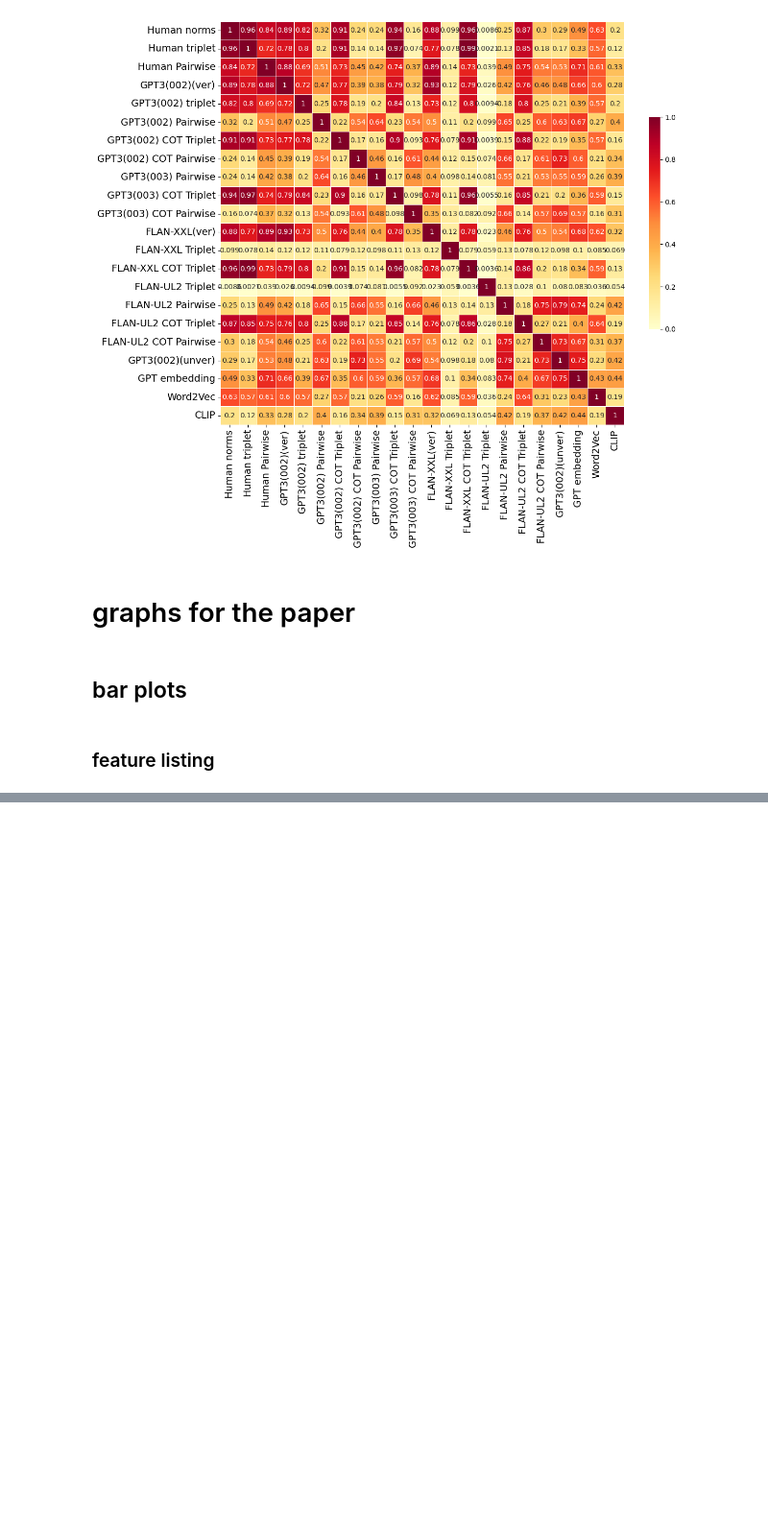
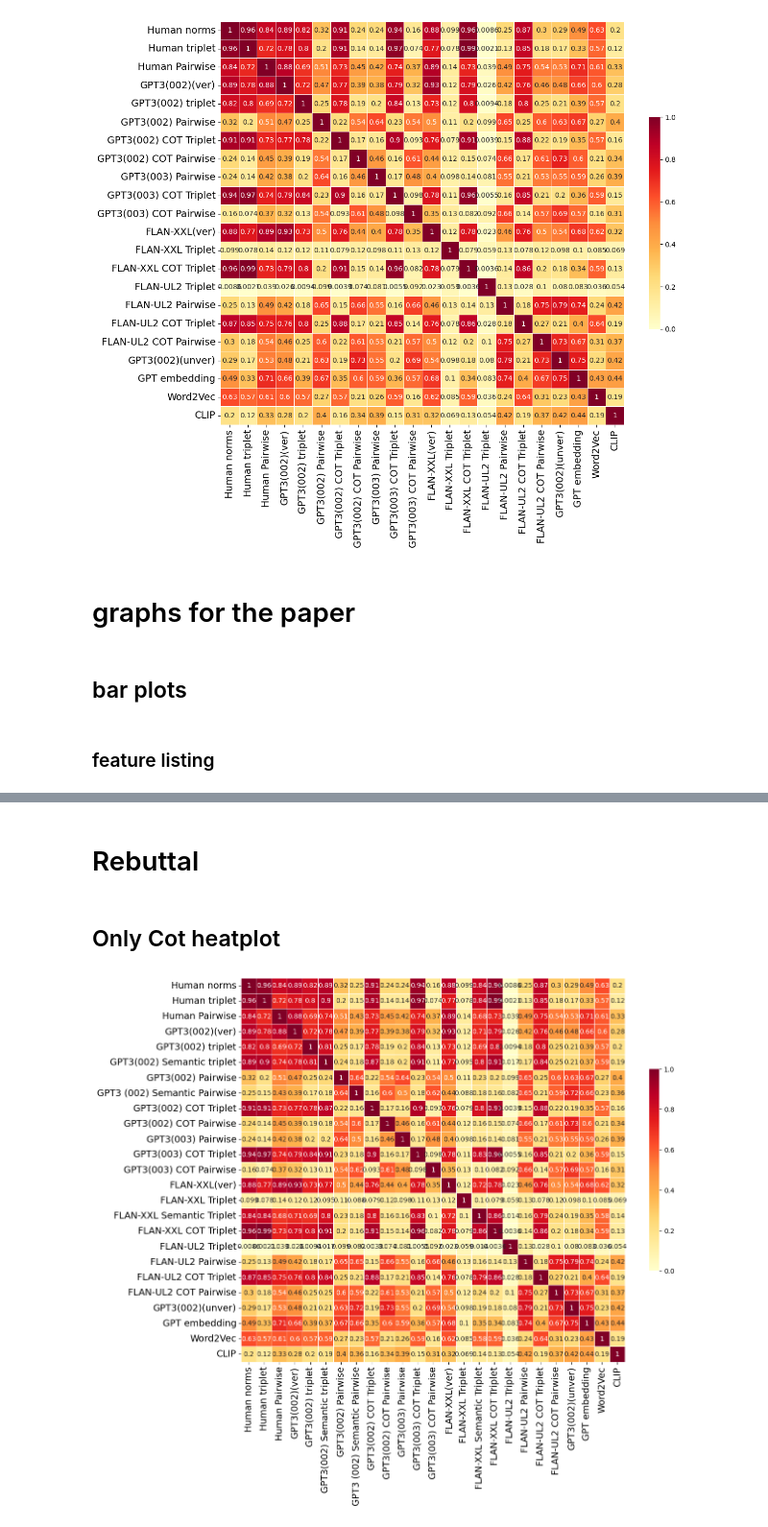
Before and after one commit to siddsuresh97/conceptual_representations_gpt, a Jupyter notebook: emnlp/scripts/heat_map.ipynb, the cells around one changed output, grey strips where cells are left out. Shown at 96% size. Saved outputs shown, nothing was run; the diff lists cells and outputs as text; code cells hidden in the pictures; blank space fills up the shorter version.

```diff
--- a/emnlp/scripts/heat_map.ipynb
+++ b/emnlp/scripts/heat_map.ipynb
@@ -341,0 +741,76 @@ df
+# %% [markdown]
+# Rebuttal
+# %% [markdown]
+## Only Cot heatplot
+# %%
+!#  Ganked from https://seaborn.pydata.org/examples/many_pairwise_correlations.html
+# Assumes you have run `pip install numpy pandas matplotlib scikit-learn seaborn`
+
+# Standard imports
+import numpy as np
+import pandas as pd
+from matplotlib import pyplot as plt
+
+# For this example we'll use Seaborn, which has some nice built in plots
+import seaborn as sns
+
+corr = pd.read_csv('../results/dsm_the_whole_correlation_table_rebuttal.csv', index_col=1, header=0)
+corr = corr.iloc[:, 1:]
+# replace all the float values with the square of the float values
+corr = corr.applymap(lambda x: x**2)
+corr
+
+#rename rows and columns using the follwing list
+names = ['Human norms', 'Word2Vec', 'CLIP', 'GPT3(002)(unver)', 'GPT3(002)(ver)', 'Human triplet', 'GPT3(002) triplet', 'GPT embedding', 'Human Pairwise', 'GPT3(003) Pairwise',
+         'FLAN-XXL Triplet',  'FLAN-XXL COT Triplet', 'FLAN-UL2 Triplet',  'FLAN-UL2 COT Triplet', 'GPT3(003) COT Triplet', 'GPT3(002) COT Triplet', 'FLAN-UL2 Pairwise',  'FLAN-UL2 COT Pairwise', 'GPT3(003) COT Pairwise', 'GPT3(002) COT Pairwise', 'GPT3(002) Pairwise', 'FLAN-XXL(ver)', 'GPT3 (002) Semantic Pairwise', 'FLAN-XXL Semantic Triplet', 'GPT3(002) Semantic triplet']
+
+
+corr.index = names
+corr.columns = names
+
+#rearange the rows and columns to match the following order
+names = ['Human norms', 'Human triplet', 'Human Pairwise', 'GPT3(002)(ver)', 'GPT3(002) triplet', 'GPT3(002) Semantic triplet', 'GPT3(002) Pairwise', 'GPT3 (002) Semantic Pairwise', 'GPT3(002) COT Triplet', 'GPT3(002) COT Pairwise', 'GPT3(003) Pairwise', 'GPT3(003) COT Triplet', 'GPT3(003) COT Pairwise','FLAN-XXL(ver)', 'FLAN-XXL Triplet',   'FLAN-XXL Semantic Triplet', 'FLAN-XXL COT Triplet', 'FLAN-UL2 Triplet', 'FLAN-UL2 Pairwise', 'FLAN-UL2 COT Triplet', 'FLAN-UL2 COT Pairwise','GPT3(002)(unver)', 'GPT embedding', 'Word2Vec', 'CLIP']
+corr = corr.reindex(names)
+corr = corr.reindex(names, axis=1)
+
+
+
+# # Generate a mask for the upper triangle; True = do NOT show
+# mask = np.zeros_like(corr, dtype=np.bool)
+# mask[np.triu_indices_from(mask)] = True
+
+# Set up the matplotlib figure
+f, ax = plt.subplots(figsize=(13, 11))
+
+# Generate a custom diverging colormap
+# cmap = sns.diverging_palette(220, 10, as_cmap=True)
+cmap = plt.cm.YlOrRd
+
+# Draw the heatmap with the mask and correct aspect ratio
+# More details at https://seaborn.pydata.org/generated/seaborn.heatmap.html
+sns.heatmap(
+    corr,          # The data to plot
+    # mask=mask,     # Mask some cells
+    cmap=cmap,     # What colors to plot the heatmap as
+    annot=True,    # Should the values be plotted in the cells?
+    vmax=1,       # The maximum value of the legend. All higher vals will be same color
+    vmin=0,      # The minimum value of the legend. All lower vals will be same color
+    center=0.5,      # The center value of the legend. With divergent cmap, where white is
+    square=True,   # Force cells to be square
+    linewidths=.5, # Width of lines that divide cells
+    cbar_kws={"shrink": .5}  # Extra kwargs for the legend; in this case, shrink by 50%
+)
+#remove the y-axis label
+ax.set_ylabel('')
+
+# Increase the size of the labels of make the resolution better
+ax.tick_params(axis='both', which='major', labelsize=14)
+
+#make the font such that it can be edited in illustrator
+plt.rcParams['pdf.fonttype'] = 42
+plt.rcParams['ps.fonttype'] = 42
+
+#save the figure as a pdf
+# plt.savefig('../graphs/full_heatmap.pdf', bbox_inches='tight')
+# %% [output]
+[figure, added]
```
Also changed, not shown: parts of 7 cells of this notebook, 33 other files.
